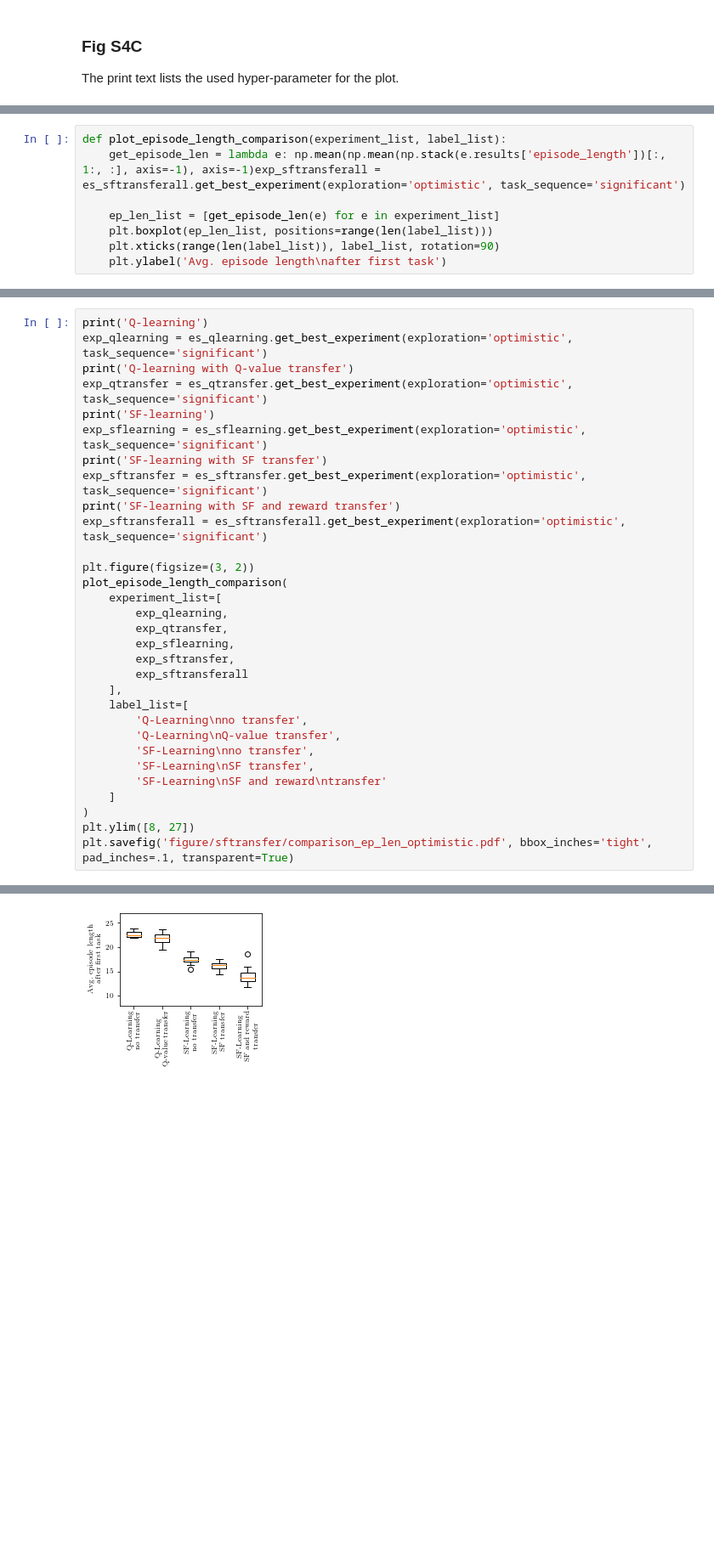
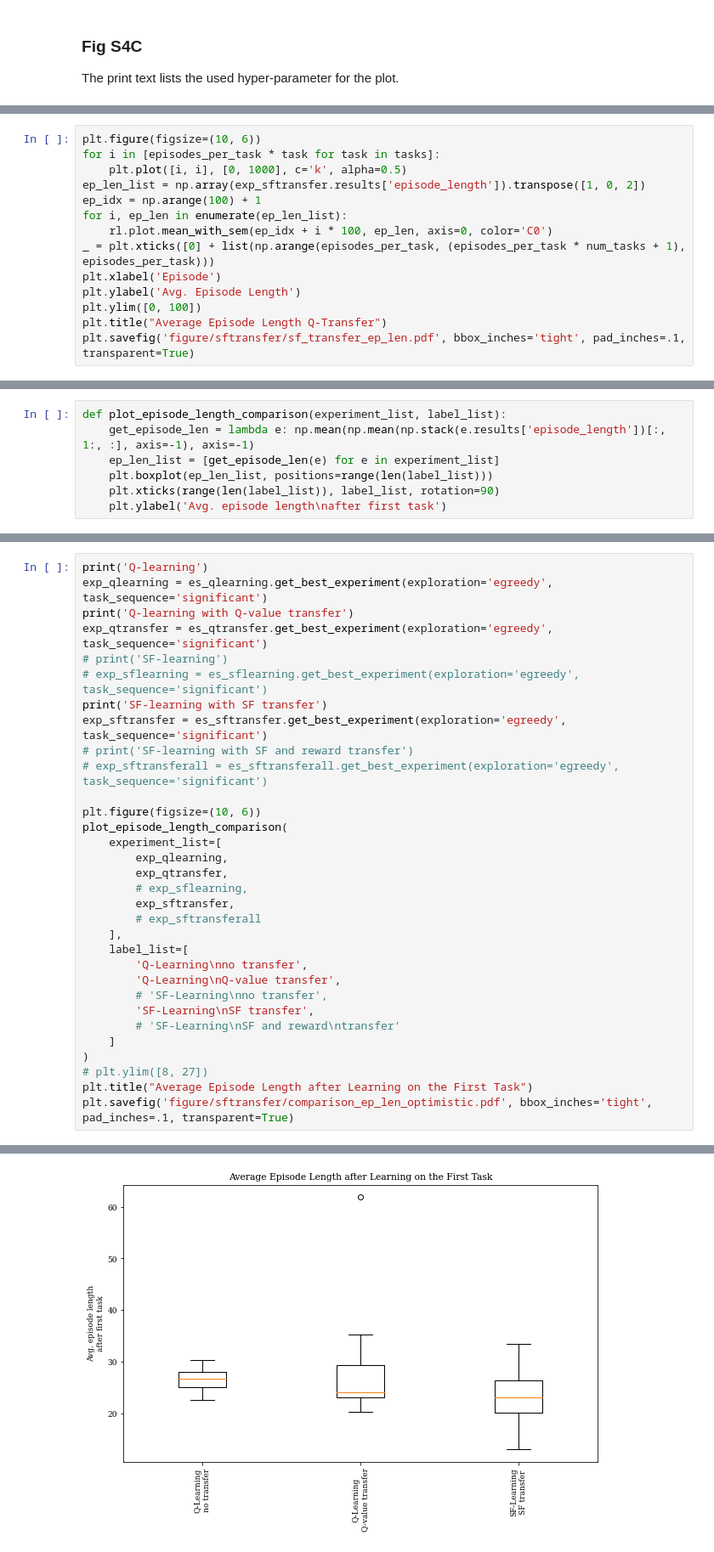
Before and after one commit to lucaslehnert/rewardpredictive, a Jupyter notebook: FigS4_and_S5.ipynb, the cells around one changed output, grey strips where cells are left out. Shown at 85% size. Saved outputs shown, nothing was run; the diff lists cells and outputs as text; blank space fills up the shorter version.

```diff
--- a/FigS4_and_S5.ipynb
+++ b/FigS4_and_S5.ipynb
@@ -87,0 +158,14 @@ plt.savefig('figure/sftransfer/sf_transfer_ep_len.pdf', bbox_inches='tight', pad
+# %%
+plt.figure(figsize=(10, 6))
+for i in [episodes_per_task * task for task in tasks]:
+    plt.plot([i, i], [0, 1000], c='k', alpha=0.5)
+ep_len_list = np.array(exp_sftransfer.results['episode_length']).transpose([1, 0, 2])
+ep_idx = np.arange(100) + 1
+for i, ep_len in enumerate(ep_len_list):
+    rl.plot.mean_with_sem(ep_idx + i * 100, ep_len, axis=0, color='C0')
+_ = plt.xticks([0] + list(np.arange(episodes_per_task, (episodes_per_task * num_tasks + 1), episodes_per_task)))
+plt.xlabel('Episode')
+plt.ylabel('Avg. Episode Length')
+plt.ylim([0, 100])
+plt.title("Average Episode Length Q-Transfer")
+plt.savefig('figure/sftransfer/sf_transfer_ep_len.pdf', bbox_inches='tight', pad_inches=.1, transparent=True)
@@ -88,7 +174,6 @@ plt.savefig('figure/sftransfer/sf_transfer_ep_len.pdf', bbox_inches='tight', pad
 # %%
 def plot_episode_length_comparison(experiment_list, label_list):
-    get_episode_len = lambda e: np.mean(np.mean(np.stack(e.results['episode_length'])[:, 1:, :], axis=-1), axis=-1)exp_sftransferall = es_sftransferall.get_best_experiment(exploration='optimistic', task_sequence='significant')
-
+    get_episode_len = lambda e: np.mean(np.mean(np.stack(e.results['episode_length'])[:, 1:, :], axis=-1), axis=-1)
     ep_len_list = [get_episode_len(e) for e in experiment_list]
     plt.boxplot(ep_len_list, positions=range(len(label_list)))
     plt.xticks(range(len(label_list)), label_list, rotation=90)
@@ -99,34 +184,35 @@ def plot_episode_length_comparison(experiment_list, label_list):
 The print text lists the used hyper-parameter for the plot.
 # %%
 print('Q-learning')
-exp_qlearning = es_qlearning.get_best_experiment(exploration='optimistic', task_sequence='significant')
+exp_qlearning = es_qlearning.get_best_experiment(exploration='egreedy', task_sequence='significant')
 print('Q-learning with Q-value transfer')
-exp_qtransfer = es_qtransfer.get_best_experiment(exploration='optimistic', task_sequence='significant')
-print('SF-learning')
-exp_sflearning = es_sflearning.get_best_experiment(exploration='optimistic', task_sequence='significant')
+exp_qtransfer = es_qtransfer.get_best_experiment(exploration='egreedy', task_sequence='significant')
+# print('SF-learning')
+# exp_sflearning = es_sflearning.get_best_experiment(exploration='egreedy', task_sequence='significant')
 print('SF-learning with SF transfer')
-exp_sftransfer = es_sftransfer.get_best_experiment(exploration='optimistic', task_sequence='significant')
-print('SF-learning with SF and reward transfer')
-exp_sftransferall = es_sftransferall.get_best_experiment(exploration='optimistic', task_sequence='significant')
+exp_sftransfer = es_sftransfer.get_best_experiment(exploration='egreedy', task_sequence='significant')
+# print('SF-learning with SF and reward transfer')
+# exp_sftransferall = es_sftransferall.get_best_experiment(exploration='egreedy', task_sequence='significant')
 
-plt.figure(figsize=(3, 2))
+plt.figure(figsize=(10, 6))
 plot_episode_length_comparison(
     experiment_list=[
         exp_qlearning,
         exp_qtransfer,
-        exp_sflearning,
+        # exp_sflearning,
         exp_sftransfer,
-        exp_sftransferall
+        # exp_sftransferall
     ],
     label_list=[
         'Q-Learning\nno transfer',
         'Q-Learning\nQ-value transfer',
-        'SF-Learning\nno transfer',
+        # 'SF-Learning\nno transfer',
         'SF-Learning\nSF transfer',
-        'SF-Learning\nSF and reward\ntransfer'
+        # 'SF-Learning\nSF and reward\ntransfer'
     ]
 )
-plt.ylim([8, 27])
+# plt.ylim([8, 27])
+plt.title("Average Episode Length after Learning on the First Task")
 plt.savefig('figure/sftransfer/comparison_ep_len_optimistic.pdf', bbox_inches='tight', pad_inches=.1, transparent=True)
 # %% [output]
 Q-learning
@@ -148,2 +236,2 @@ lr_sf: 0.3
 lr_r: 0.9
-[figure, old version]
+[figure, new version]
```
Also changed, not shown: parts of 15 cells of this notebook.
